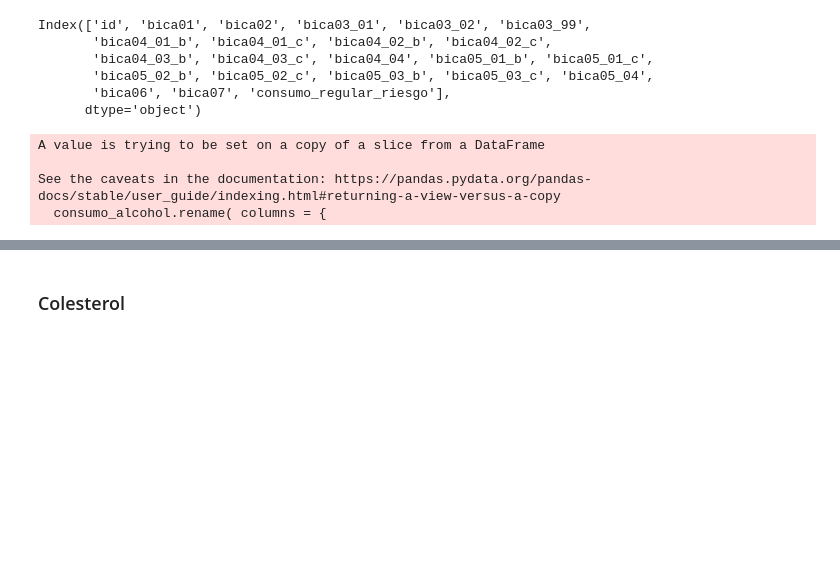
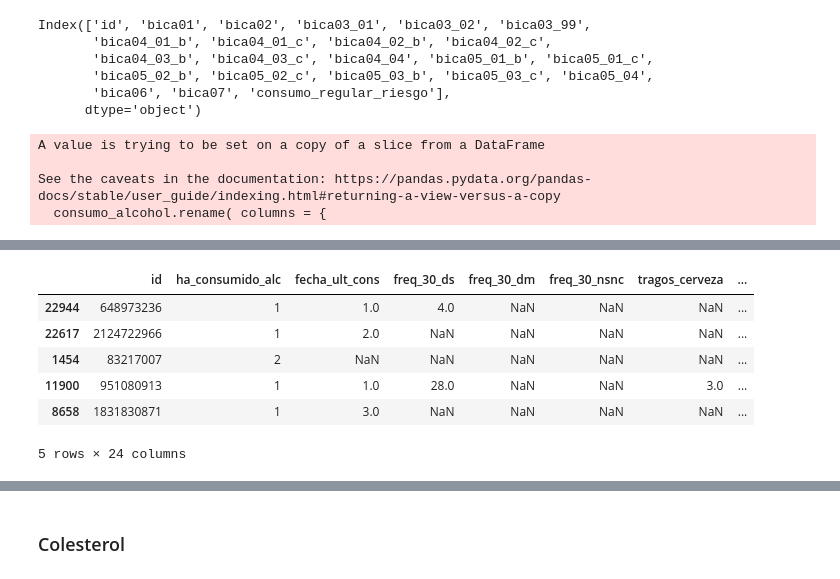
Before and after one commit to Data-Science-YPF/factores_riesgo, a Jupyter notebook: analisisBD.ipynb, the cells around one changed output, grey strips where cells are left out. Saved outputs shown, nothing was run; the diff lists cells and outputs as text; code cells hidden in the pictures; blank space fills up the shorter version.

```diff
--- a/analisisBD.ipynb
+++ b/analisisBD.ipynb
@@ -427,0 +481,3 @@ See the caveats in the documentation: https://pandas.pydata.org/pandas-docs/stab
+# %%
+#uno las dos columnas en una nueva
+consumo_alcohol['consumo_mensual'] = consumo_alcohol.freq_30_dm.combine_first(consumo_alcohol.freq_30_ds)
@@ -427,0 +490,10 @@ See the caveats in the documentation: https://pandas.pydata.org/pandas-docs/stab
+# %%
+consumo_alcohol.sample(5)
+# %% [output]
+|  | id | ha_consumido_alc | fecha_ult_cons | freq_30_ds | freq_30_dm | freq_30_nsnc | tragos_cerveza | ... |
+| 22944 | 648973236 | 1 | 1.0 | 4.0 | NaN | NaN | NaN | ... |
+| 22617 | 2124722966 | 1 | 2.0 | NaN | NaN | NaN | NaN | ... |
+| 1454 | 83217007 | 2 | NaN | NaN | NaN | NaN | NaN | ... |
+| 11900 | 951080913 | 1 | 1.0 | 28.0 | NaN | NaN | 3.0 | ... |
+| 8658 | 1831830871 | 1 | 3.0 | NaN | NaN | NaN | NaN | ... |
+5 rows × 24 columns
```
Also changed, not shown: parts of 28 cells of this notebook.
